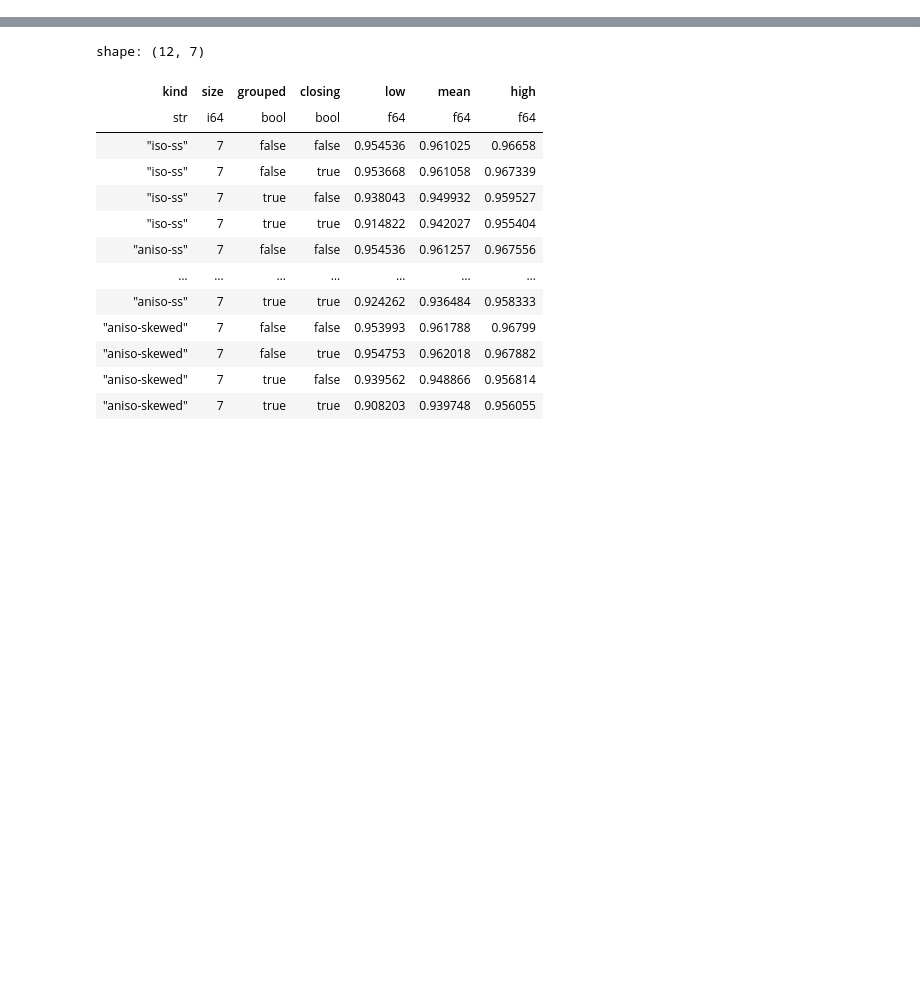
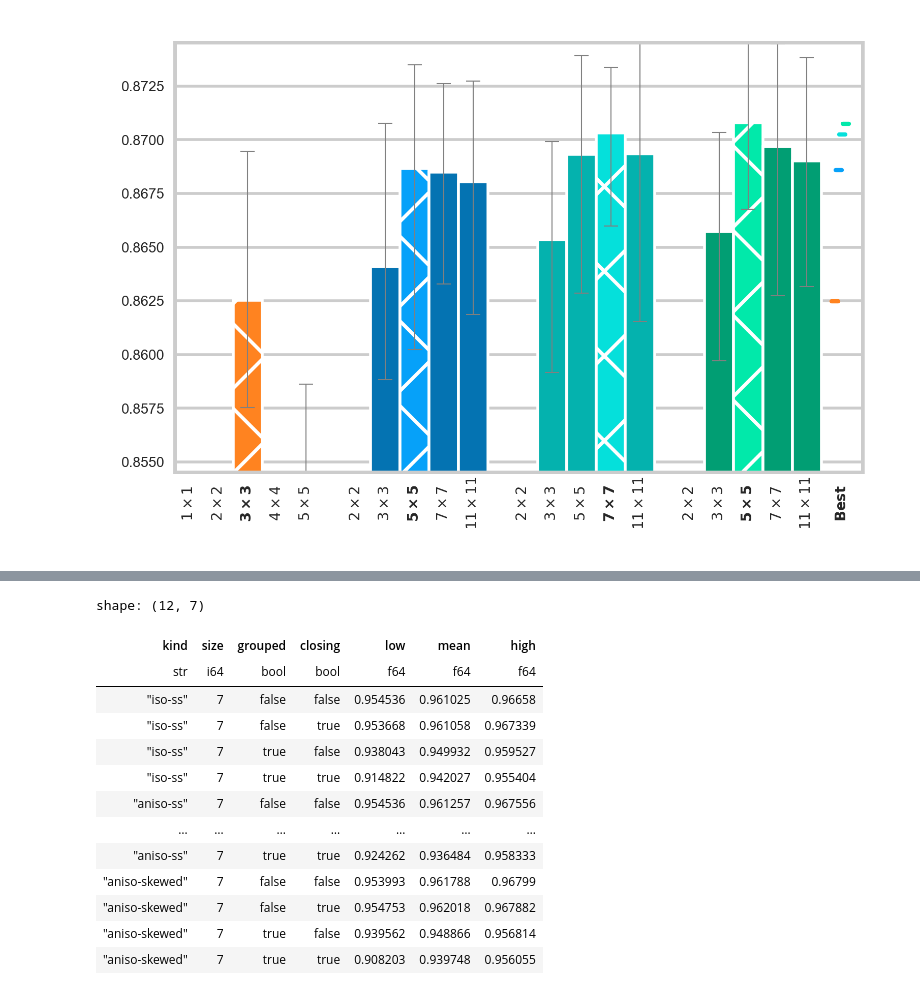
Before and after one commit to p-adema/quadratic-conv, a Jupyter notebook: src/graphs/results.ipynb, the cells around one changed output, grey strips where cells are left out. Saved outputs shown, nothing was run; the diff lists cells and outputs as text; code cells hidden in the pictures; blank space fills up the shorter version.

```diff
--- a/src/graphs/results.ipynb
+++ b/src/graphs/results.ipynb
@@ -237,0 +333,15 @@ plt.show()
+# %%
+partial_cifar10 = pl.read_parquet("./.data/long_cifar10.pq")
+cf_pre_part = preprocess_data(partial_cifar10)
+cf_pre = cf_pre_part.vstack(missing_zeroes).sort(
+    "kind", pl.col("size").neg(), descending=True
+)
+plot_results(
+    plot_group_kernel_size,
+    cf_pre,
+    save_path="./report/figures/results_cifar10.png",
+    baseline=("standard", 3),
+)
+plt.show()
+# %% [output]
+[figure, added]
```
Also changed, not shown: parts of 12 cells of this notebook, 22 other files.
